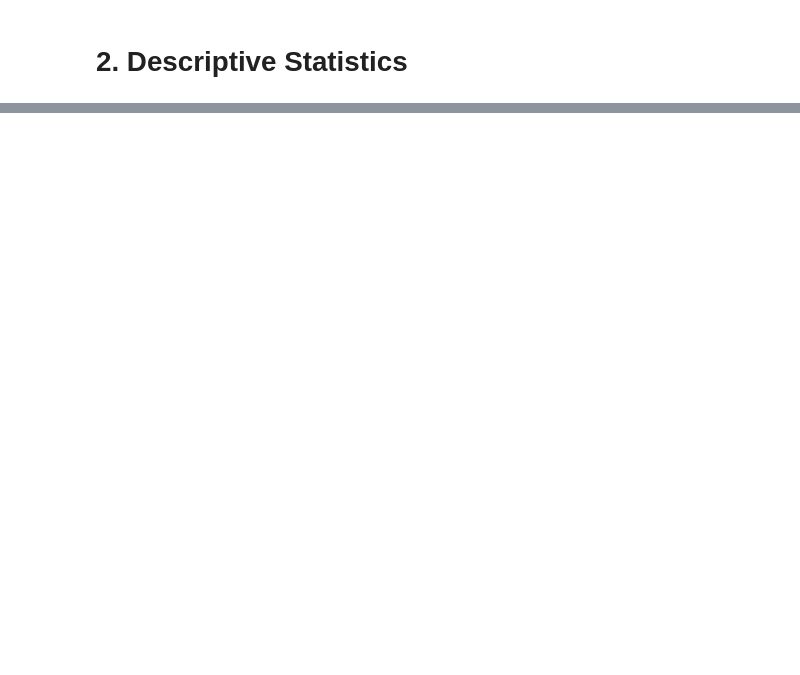
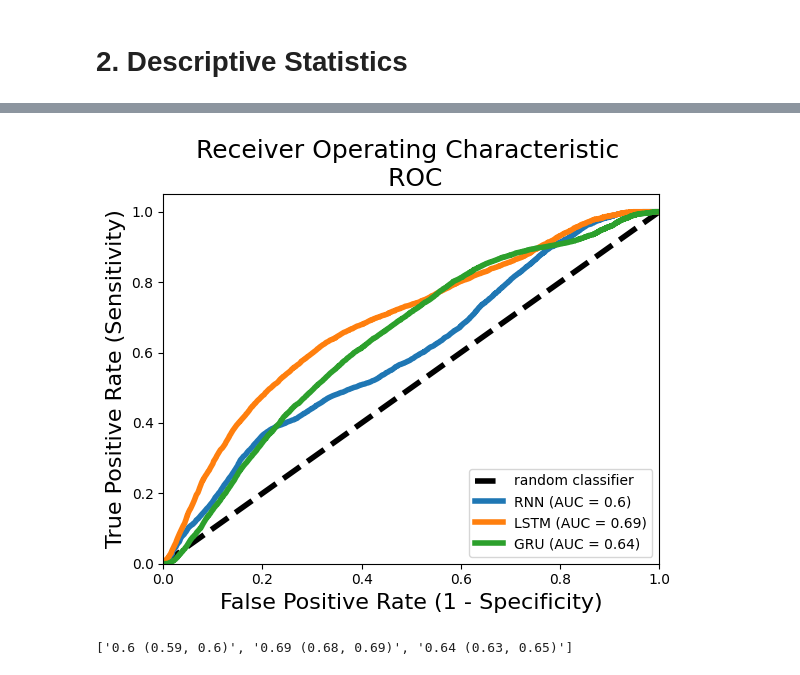
Before and after one commit to diegompin/es4ml, a Jupyter notebook: mlex/publications/lacci2024/analysis.ipynb, the cells around one changed output, grey strips where cells are left out. Cells and saved outputs as stored; diff of their text form; code cells hidden in the pictures; blank space fills up the shorter version.

```diff
--- a/mlex/publications/lacci2024/analysis.ipynb
+++ b/mlex/publications/lacci2024/analysis.ipynb
@@ -58,0 +222,12 @@ KeyError: 'account'
+# %%
+def get_y_pred_actual(y_pred_score, y_test, sequence_length):
+    y_pred = y_pred_score > np.quantile(y_pred_score, 0.95)
+    y_true = y_test[:-sequence_length+1]
+    return y_true, y_pred
+# %%
+list_y_pred_score = []
+list_ys_true_pred = []
+for p in pipelines:
+    y_pred_score = p.predict(data_test)
+    y_true, y_pred = get_y_pred_actual(y_pred_score, y_test, sequence_length)
+    list_ys_true_pred.append((y_true, y_pred, y_pred_score))
@@ -58,0 +266,9 @@ KeyError: 'account'
+# %%
+from itertools import cycle
+names = ['RNN', 'LSTM', 'GRU']
+name_cycler = cycle(names)
+# %%
+from publications.lacci2024.plotter import Plotter
+plotter = Plotter()
+for y_true, y_pred, y_pred_score in list_ys_true_pred:
+    plotter.plot_matrix(y_true, y_pred,name_cycler, filename=f"confusion_{sequence_length}")
@@ -58,0 +279,21 @@ KeyError: 'account'
+# %%
+from sklearn import metrics
+import cycler
+title = "ROC"
+fig, ax = plt.subplots()
+ax.plot([0,1], [0,1], "k--",linewidth=4, label='random classifier')
+for y_true, y_pred, y_pred_score in list_ys_true_pred:
+    fpr, tpr, thresholds = metrics.roc_curve(y_true, y_pred_score)
+    auc = metrics.auc(fpr, tpr)
+    ax.plot(fpr, tpr,  linewidth=4, label=f"{next(name_cycler)} (AUC = {round(auc,2) })")
+ax.set_xlim([0.0, 1.0])
+ax.set_ylim([0.0, 1.05])
+ax.set_xlabel("False Positive Rate (1 - Specificity)", fontsize=16)
+ax.set_ylabel("True Positive Rate (Sensitivity)", fontsize=16)
+ax.set_title(f"Receiver Operating Characteristic \n {title}", fontsize=18)
+ax.legend(loc="lower right")
+plt.savefig(f"roc_{sequence_length}.pdf")
+
+plt.show()
+# %% [output]
+[figure, added]
@@ -58,0 +329,4 @@ KeyError: 'account'
+# %%
+cis
+# %% [output]
+['0.6 (0.59, 0.6)', '0.69 (0.68, 0.69)', '0.64 (0.63, 0.65)']
```
Also changed, not shown: parts of 19 cells of this notebook, 58 other files.
